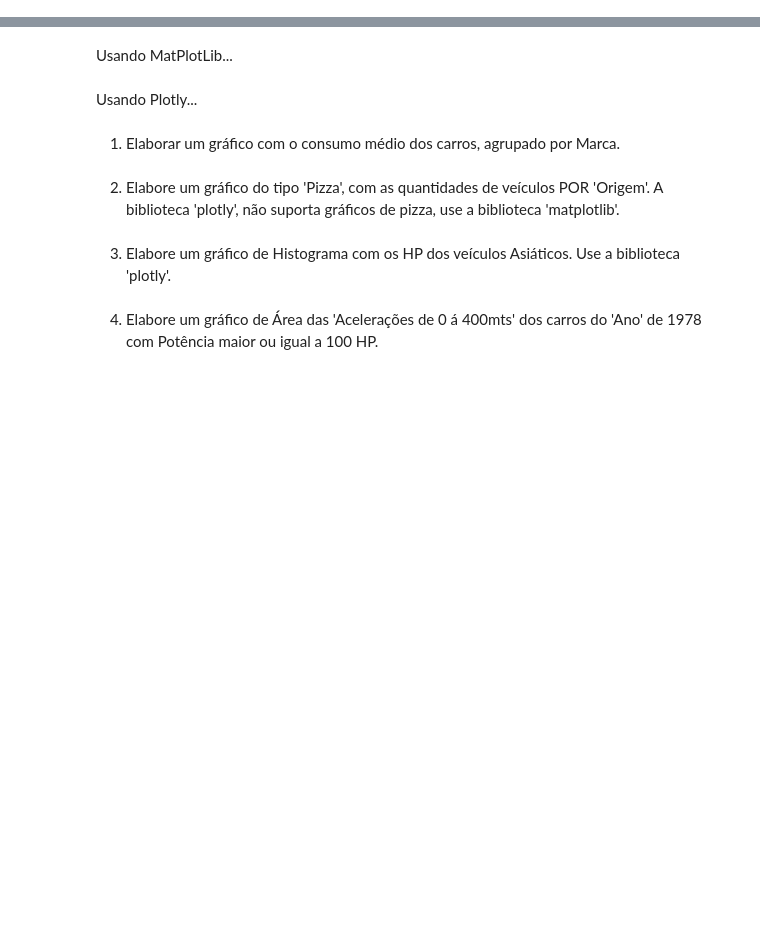
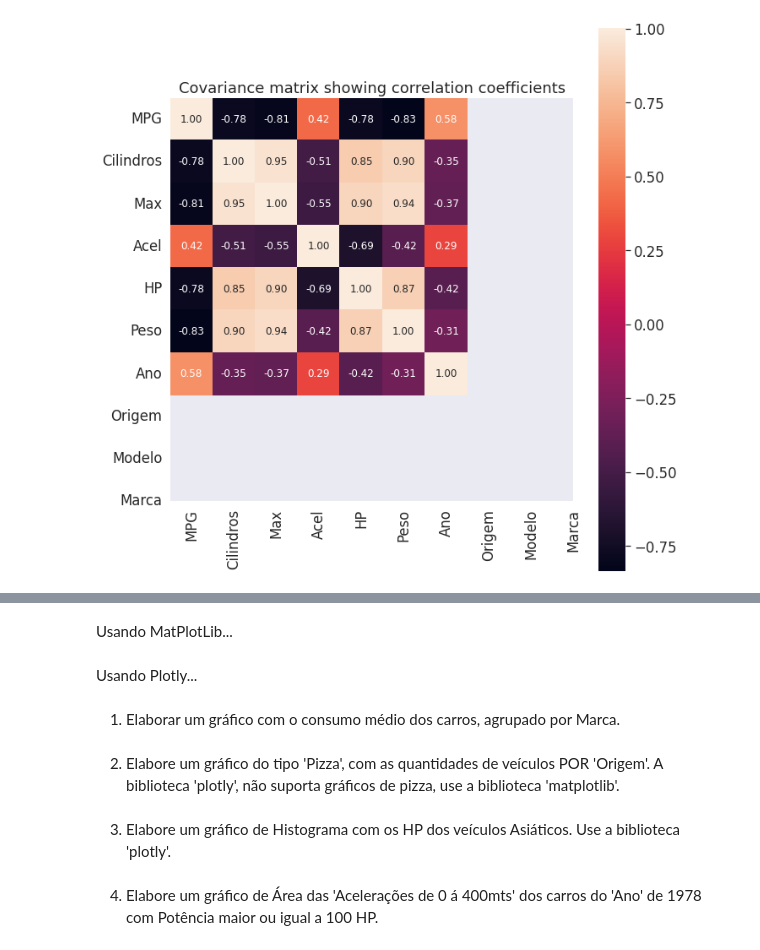
Before and after one commit to anamanuellar/Data_Science, a Jupyter notebook: Aula07PandasGraf.ipynb, the cells around one changed output, grey strips where cells are left out. Saved outputs shown, nothing was run; the diff lists cells and outputs as text; code cells hidden in the pictures; blank space fills up the shorter version.

```diff
--- a/Aula07PandasGraf.ipynb
+++ b/Aula07PandasGraf.ipynb
@@ -7,0 +144,21 @@ df
+# %%
+cols = ['MPG', 'Cilindros', 'Max', 'Acel', 'HP', 'Peso', 'Ano', 'Origem', #Calculation of covariance matrix
+       'Modelo', 'Marca']
+stdsc = StandardScaler()
+X_std = stdsc.fit_transform(df[cols].iloc[:,range(0,7)].values)
+cov_mat =np.cov(X_std.T)
+plt.figure(figsize=(10,10))
+sns.set(font_scale=1.5)
+hm = sns.heatmap(cov_mat,
+                 cbar=True,
+                 annot=True,
+                 square=True,
+                 fmt='.2f',
+                 annot_kws={'size': 12},
+                 yticklabels=cols,
+                 xticklabels=cols)
+plt.title('Covariance matrix showing correlation coefficients')
+plt.tight_layout()
+plt.show()
+# %% [output]
+[figure, added]
```
Also changed, not shown: parts of 25 cells of this notebook.
